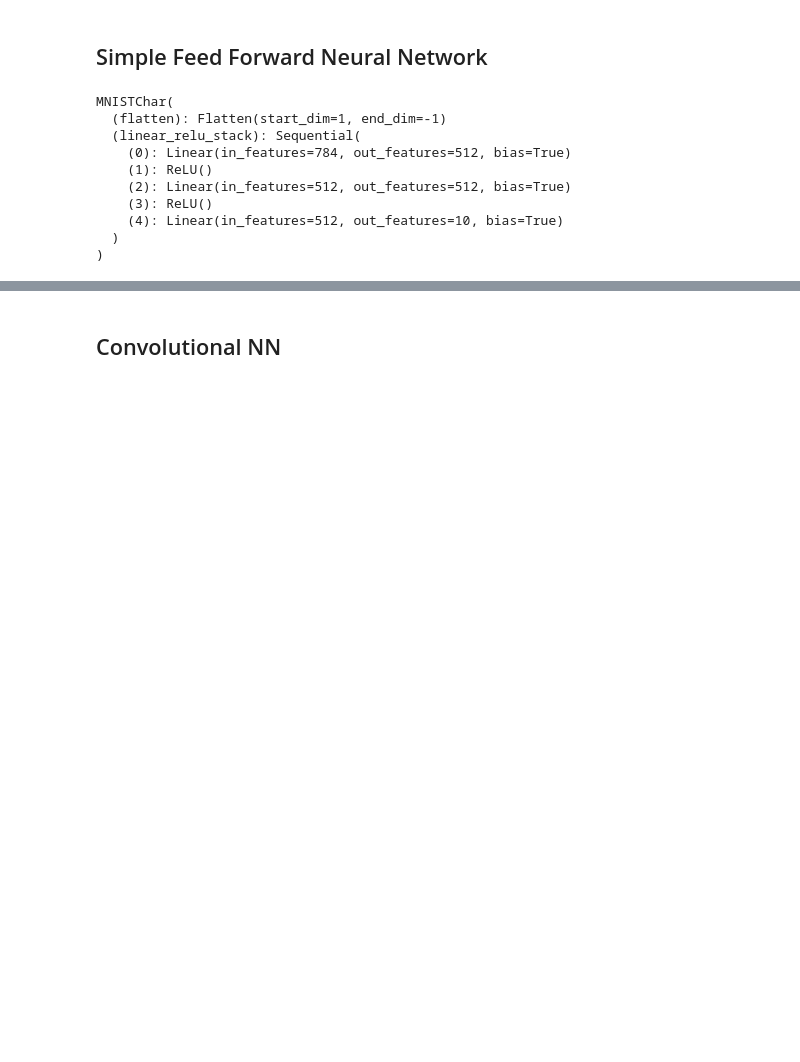
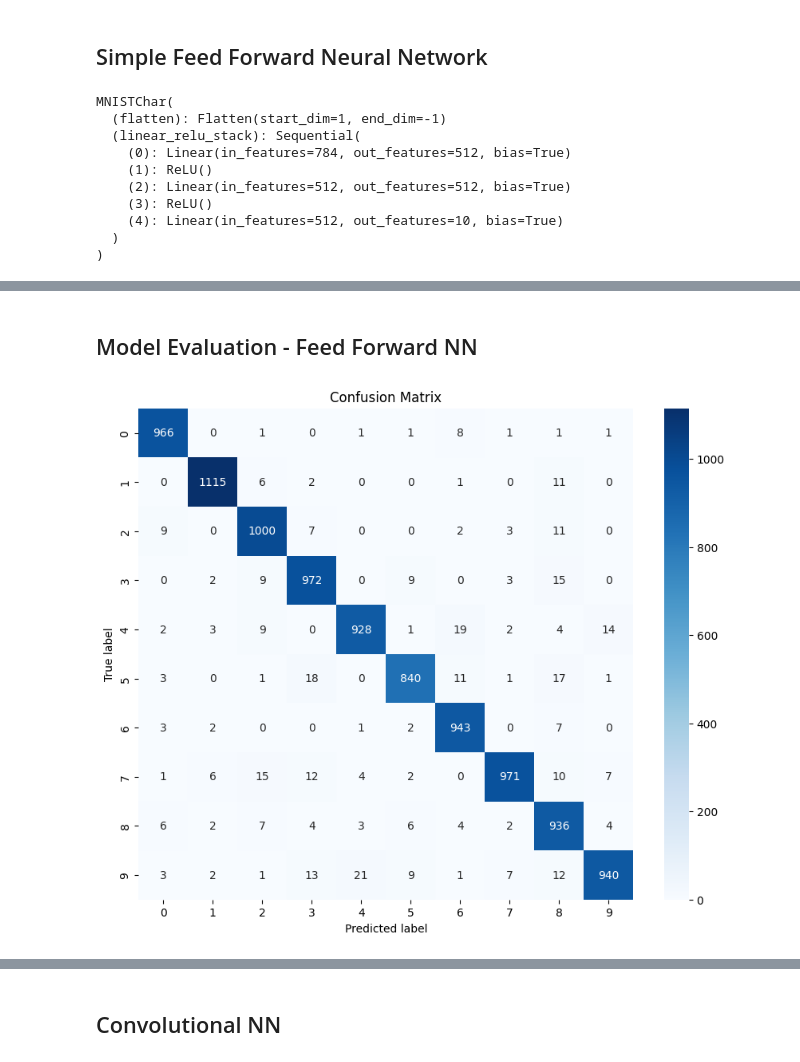
Before and after one commit to Xzanam/draw-and-recognize-mnist, a Jupyter notebook: mnist.ipynb, the cells around one changed output, grey strips where cells are left out. Saved outputs shown, nothing was run; the diff lists cells and outputs as text; code cells hidden in the pictures; blank space fills up the shorter version.

```diff
--- a/mnist.ipynb
+++ b/mnist.ipynb
@@ -125,0 +319,8 @@ MNISTChar(
+# %% [markdown]
+## Model Evaluation - Feed Forward NN
+# %%
+y_true, y_pred = evaluate_model(model, test_loader)
+classes = [str(i) for i in range(10)]  # Class names for MNIST (0-9)
+plot_confusion_matrix(y_true, y_pred, classes)
+# %% [output]
+[figure, added]
```
Also changed, not shown: parts of 57 cells of this notebook, 2 other files.
